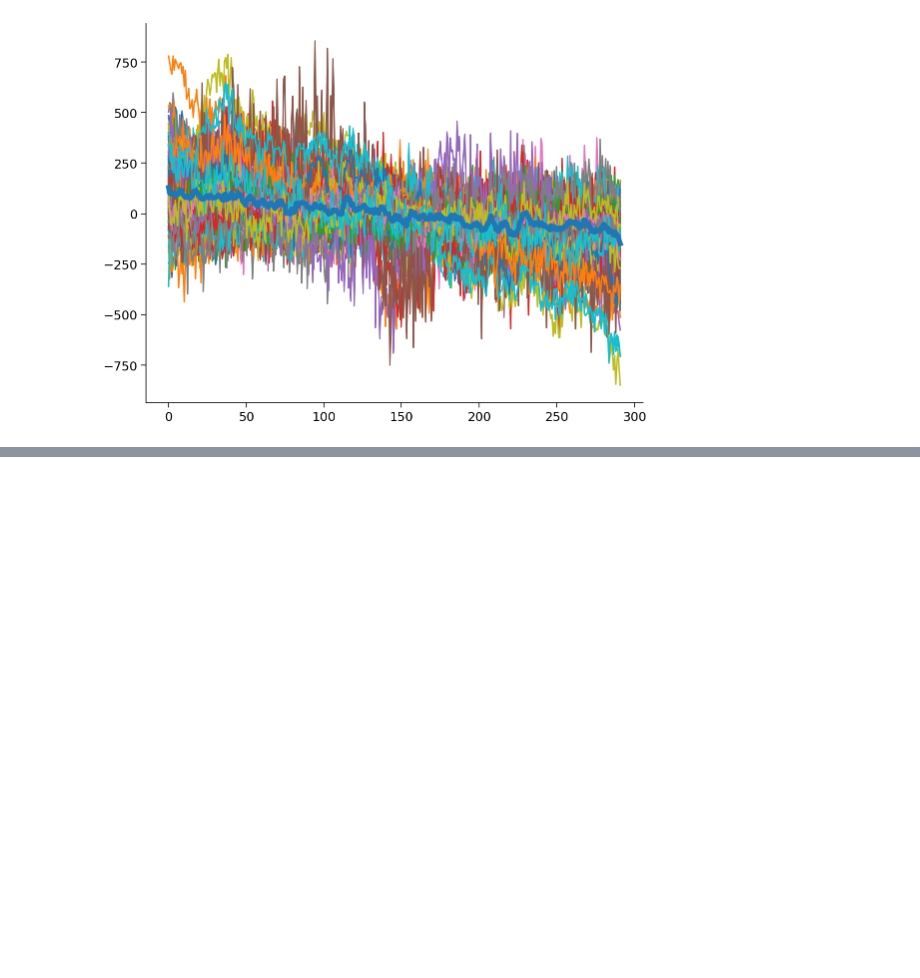
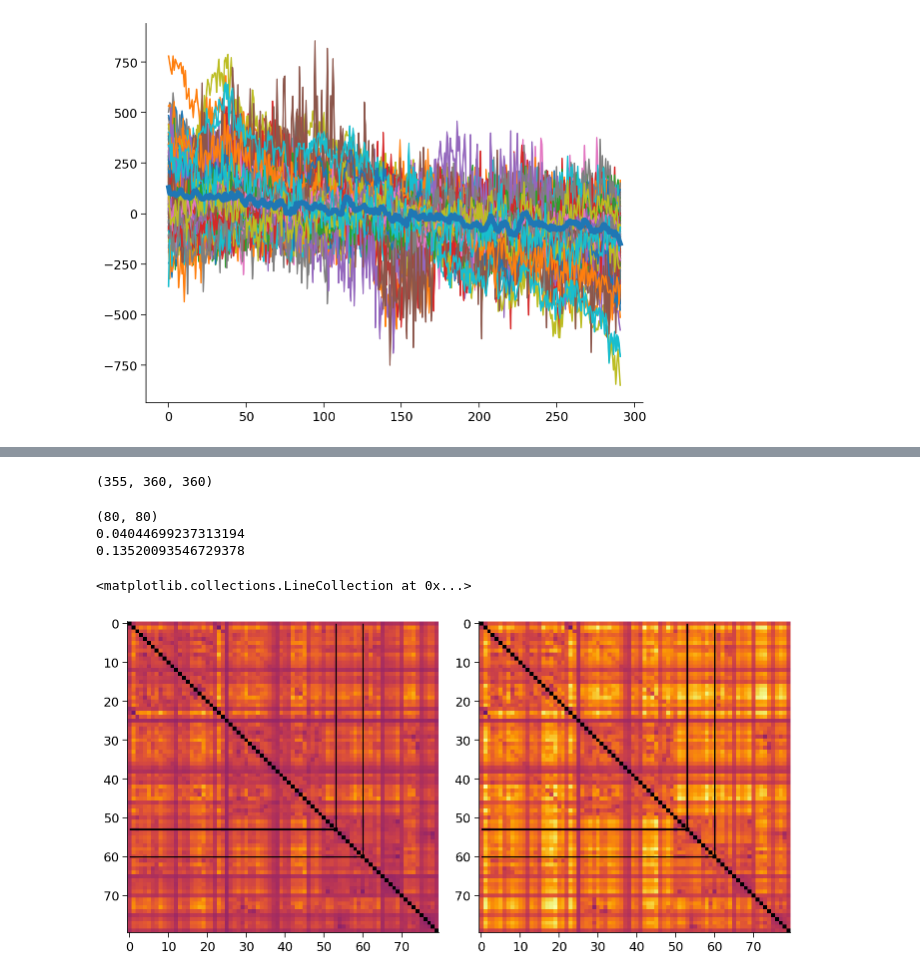
Before and after one commit to darsnack/nma-project, a Jupyter notebook: load_hcp_task.ipynb, the cells around one changed output, grey strips where cells are left out. Saved outputs shown, nothing was run; the diff lists cells and outputs as text; code cells hidden in the pictures; blank space fills up the shorter version.

```diff
--- a/load_hcp_task.ipynb
+++ b/load_hcp_task.ipynb
@@ -733,0 +747,68 @@ plt.plot(w[0] * np.arange(data.shape[1]) + w[1])
+# %%
+def sliding_windows(timepoints, width = 20, stride = 1):
+  return [timepoints[t:(t + 20)] for t in range(len(timepoints) - width)]
+
+def get_corr_windows(data, windows):
+  return np.stack([get_corr(data[:, ts]) for ts in windows])
+
+def get_subj_corr_var(data, trange):
+  sliding_corr = get_corr_windows(data, sliding_windows(trange))
+
+  return np.var(sliding_corr, axis=0)
+
+my_subj = 100
+data = remove_drift(load_single_timeseries(my_subj, my_exp, my_run, remove_mean=True))[0]
+rest_data = remove_drift(load_single_timeseries(my_subj, 'REST1', my_run, remove_mean=True))[0]
+evs_2bk = load_task_data(my_subj, my_exp, my_run, '2bk', remove_mean=True)[1]
+evs_0bk = load_task_data(my_subj, my_exp, my_run, '0bk', remove_mean=True)[1]
+evs_wm = np.sort(np.concatenate((np.concatenate(tuple(evs_2bk.values())).flatten(), np.concatenate(tuple(evs_0bk.values())).flatten())))
+trange = np.arange(evs_wm[0], evs_wm[-1])
+windows = sliding_windows(trange)
+sliding_corr = get_corr_windows(data, windows)
+sliding_rest_corr = get_corr_windows(rest_data, sliding_windows(range(rest_data.shape[1])))
+print(sliding_corr.shape)
+# %% [output]
+(355, 360, 360)
+# %%
+corr_var_time = average_across_trials(
+    lambda data, rdata, evs, results: \
+      get_subj_corr_var(np.squeeze(data[all_idxs, :]), trange),
+    my_exp,
+    SUBJECTS,
+    remove_mean=True
+)
+rest_corr_var_time = average_across_trials(
+    lambda data, rdata, evs, results: \
+      get_subj_corr_var(np.squeeze(rdata[all_idxs, :]), range(rest_data.shape[1])),
+    my_exp,
+    SUBJECTS,
+    remove_mean=True
+)
+# %%
+print(corr_var_time.shape)
+
+off_diag = np.triu_indices(corr_var_time.shape[0], k=1)
+vmin = np.minimum(np.min(corr_var_time[off_diag]), np.min(rest_corr_var_time[off_diag]))
+vmax = np.maximum(np.max(corr_var_time[off_diag]), np.max(rest_corr_var_time[off_diag]))
+print(vmin)
+print(vmax)
+
+fig = plt.figure(figsize=(10, 10))
+ax1 = fig.add_subplot(121)
+ax2 = fig.add_subplot(122)
+ax1.imshow(corr_var_time, cmap='inferno', vmin = 0, vmax = vmax)
+ax1.vlines(53, 0, 53)
+ax1.hlines(53, 0, 53)
+ax1.vlines(60, 0, 60)
+ax1.hlines(60, 0, 60)
+ax2.imshow(rest_corr_var_time, cmap='inferno', vmin = 0, vmax = vmax)
+ax2.vlines(53, 0, 53)
+ax2.hlines(53, 0, 53)
+ax2.vlines(60, 0, 60)
+ax2.hlines(60, 0, 60)
+# %% [output]
+(80, 80)
+0.04044699237313194
+0.13520093546729378
+<matplotlib.collections.LineCollection at 0x...>
+[figure, added]
```
Also changed, not shown: parts of 26 cells of this notebook.
